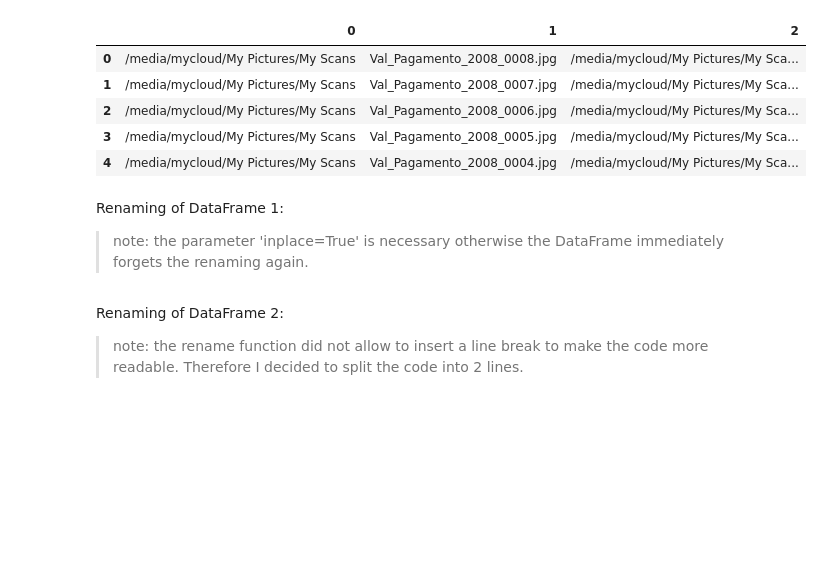
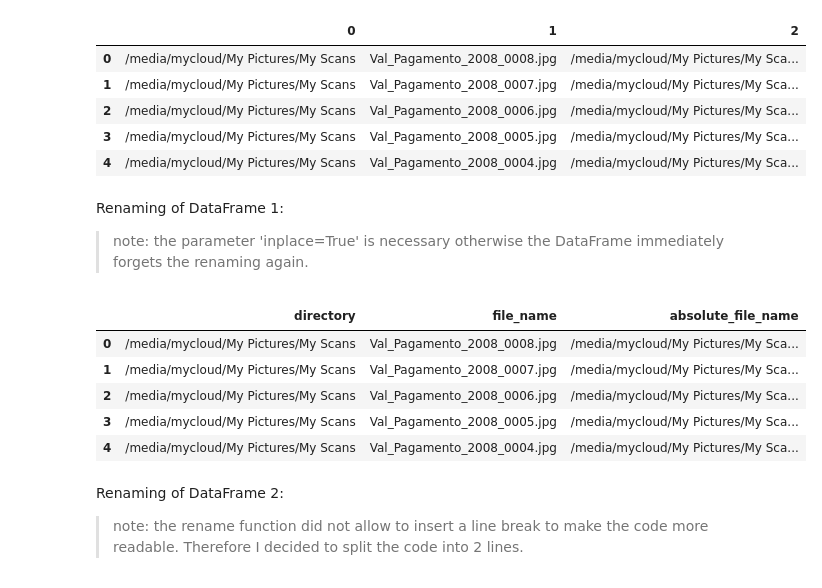
Before and after one commit to aloiswirth/sort_fotos, a Jupyter notebook: nbs/10_pictures.ipynb, the cells around one changed output. Drawn from its saved outputs; the diff is of its cells as text; code cells hidden in the pictures; blank space fills up the shorter version.

```diff
--- a/nbs/10_pictures.ipynb
+++ b/nbs/10_pictures.ipynb
@@ -116,3 +125,12 @@ df1.rename(columns={0: "directory", 1: "file_name", 2: "absolute_file_name"}, in
+# %%
+df1.head()
+# %% [output]
+|  | directory | file_name | absolute_file_name |
+| 0 | /media/mycloud/My Pictures/My Scans | Val_Pagamento_2008_0008.jpg | /media/mycloud/My Pictures/My Sca... |
+| 1 | /media/mycloud/My Pictures/My Scans | Val_Pagamento_2008_0007.jpg | /media/mycloud/My Pictures/My Sca... |
+| 2 | /media/mycloud/My Pictures/My Scans | Val_Pagamento_2008_0006.jpg | /media/mycloud/My Pictures/My Sca... |
+| 3 | /media/mycloud/My Pictures/My Scans | Val_Pagamento_2008_0005.jpg | /media/mycloud/My Pictures/My Sca... |
+| 4 | /media/mycloud/My Pictures/My Scans | Val_Pagamento_2008_0004.jpg | /media/mycloud/My Pictures/My Sca... |
 # %% [markdown]
 Renaming of DataFrame 2:
 
```
Also changed, not shown: parts of 12 cells of this notebook, 4 other files.
